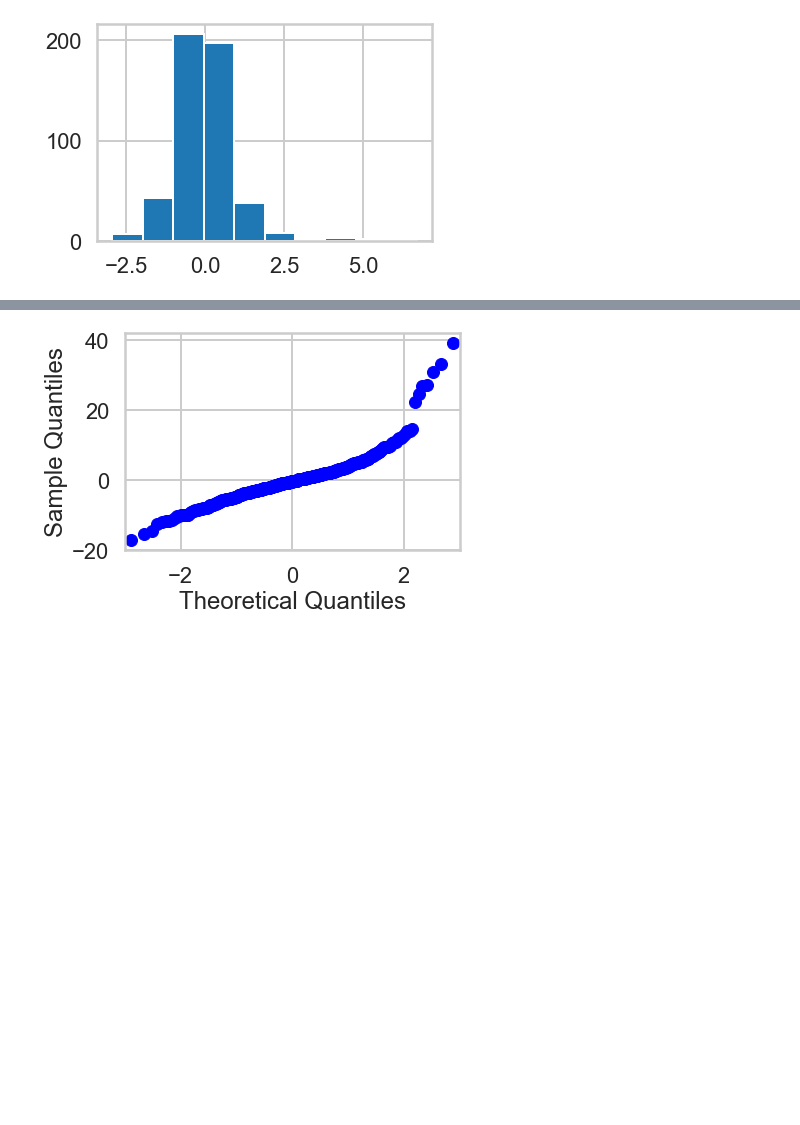
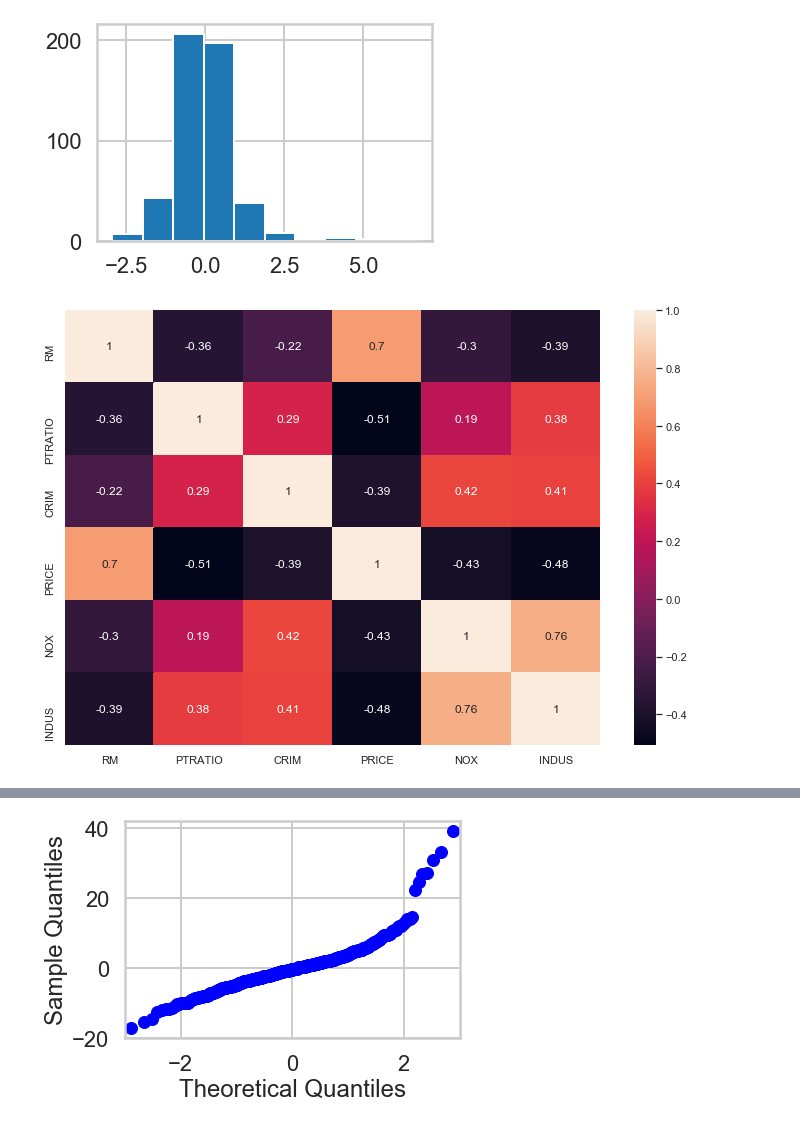
Before and after one commit to tnankie/linear_regression_springboard, a Jupyter notebook: Mini_Project_Linear_Regression.ipynb, the cells around one changed output, grey strips where cells are left out. Saved outputs shown, nothing was run; the diff lists cells and outputs as text; code cells hidden in the pictures; blank space fills up the shorter version.

```diff
--- a/Mini_Project_Linear_Regression.ipynb
+++ b/Mini_Project_Linear_Regression.ipynb
@@ -902,3 +902,10 @@ plt.show()
 [figure]
 2nd order fit may be better than first order, and there apears to be some correlated data (the upper line of points)
 [figure]
+# %%
+sns.set()
+plt.figure(figsize=(12,8))
+ax = sns.heatmap(bos.loc[:,["RM", "PTRATIO", "CRIM", "PRICE", "NOX", "INDUS"]].corr(), annot=True)
+plt.show()
+# %% [output]
+[figure, added]
```
Also changed, not shown: parts of 6 cells of this notebook.
